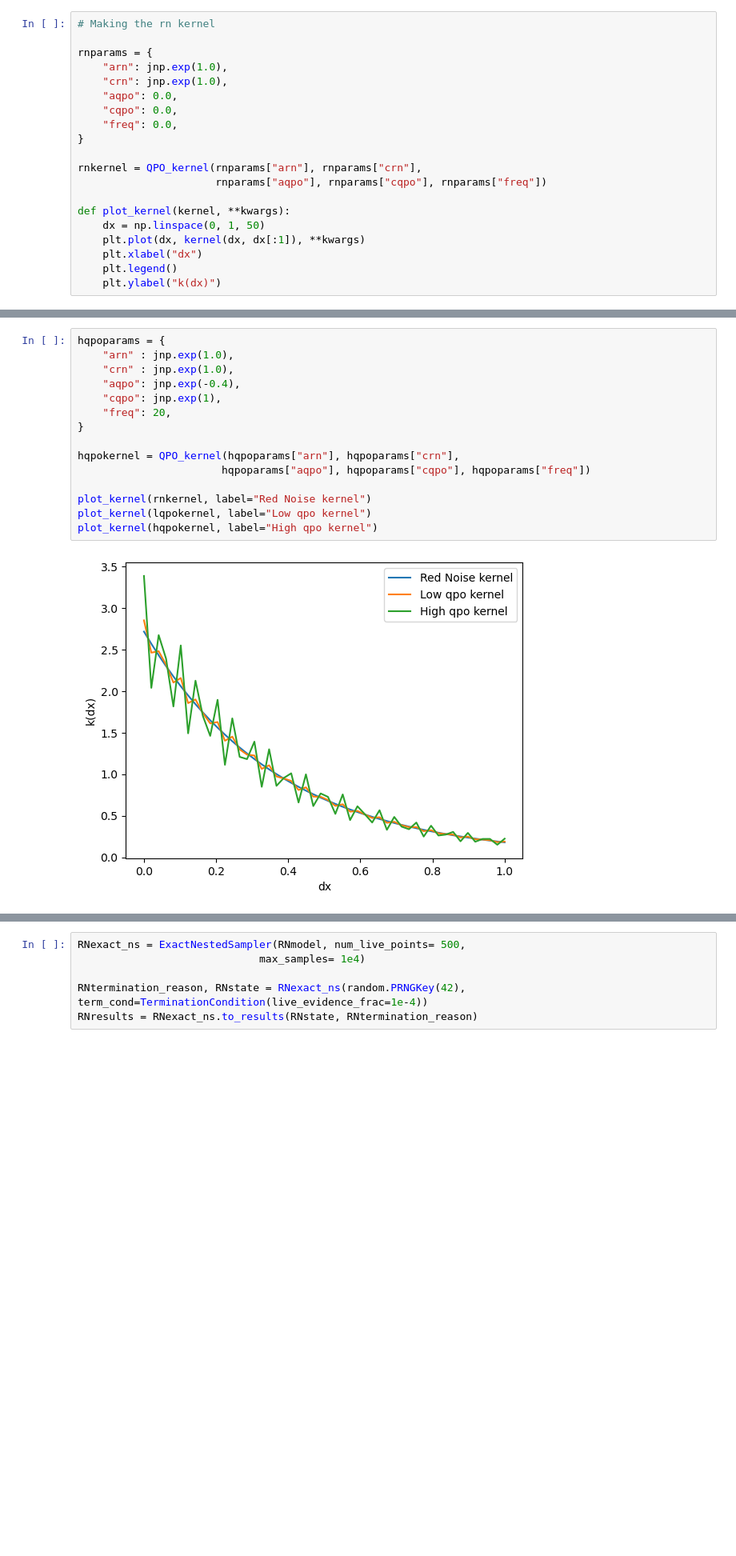
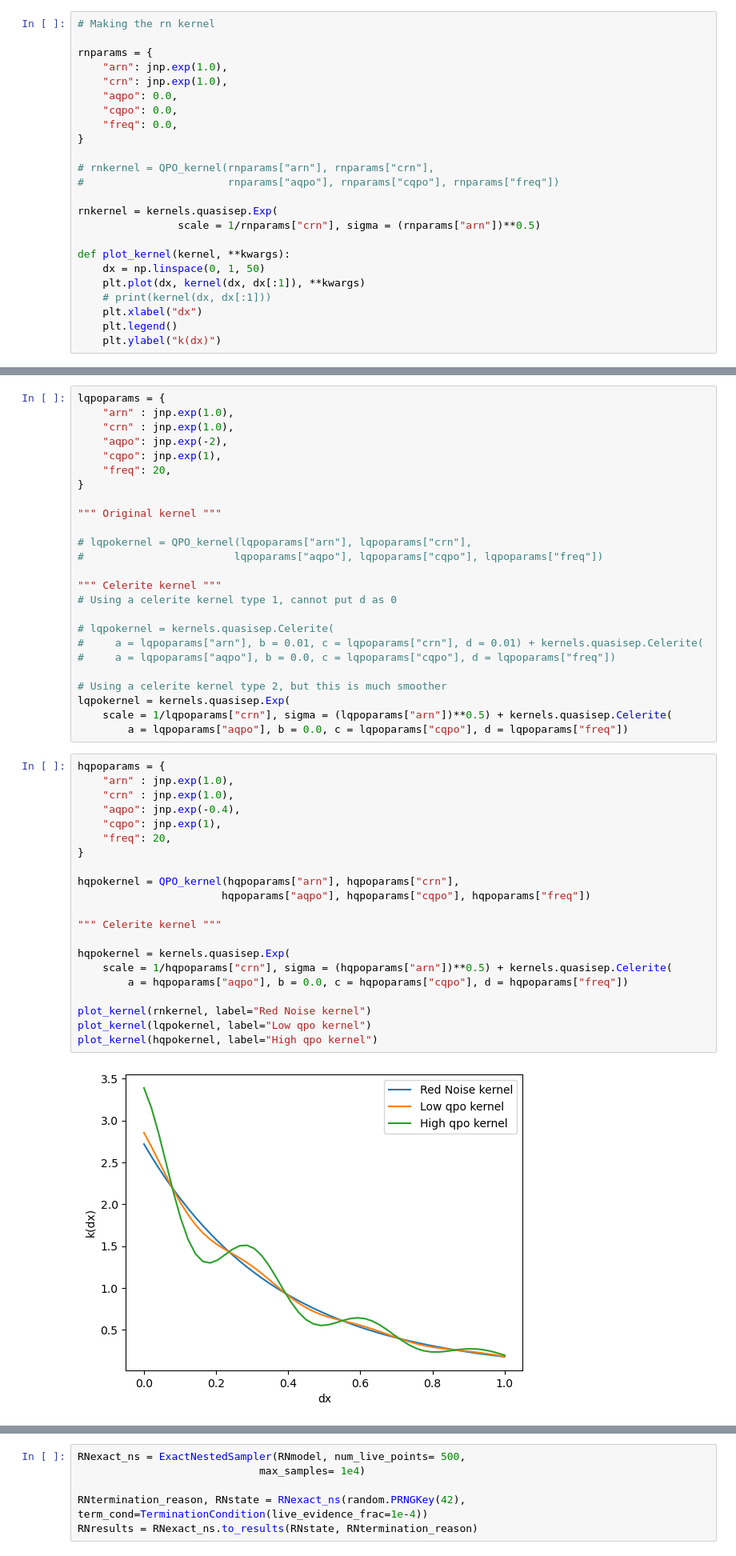
Before and after one commit to Gaurav17Joshi/ProofOfConcept, a Jupyter notebook: Simulated_data.ipynb, the cells around one changed output, grey strips where cells are left out. Shown: that part at 80% size. Cells and saved outputs as stored; diff of their text form; blank space fills up the shorter version.

```diff
--- a/Simulated_data.ipynb
+++ b/Simulated_data.ipynb
@@ -111,12 +125,16 @@ rnparams = {
     "freq": 0.0,
 }
 
-rnkernel = QPO_kernel(rnparams["arn"], rnparams["crn"],
-                      rnparams["aqpo"], rnparams["cqpo"], rnparams["freq"])
+# rnkernel = QPO_kernel(rnparams["arn"], rnparams["crn"],
+#                       rnparams["aqpo"], rnparams["cqpo"], rnparams["freq"])
+
+rnkernel = kernels.quasisep.Exp(
+                scale = 1/rnparams["crn"], sigma = (rnparams["arn"])**0.5)
 
 def plot_kernel(kernel, **kwargs):
     dx = np.linspace(0, 1, 50)
     plt.plot(dx, kernel(dx, dx[:1]), **kwargs)
+    # print(kernel(dx, dx[:1]))
     plt.xlabel("dx")
     plt.legend()
     plt.ylabel("k(dx)")
@@ -134,20 +141,51 @@ lqpokernel = QPO_kernel(lqpoparams["arn"], lqpoparams["crn"],
+# %%
+lqpoparams = {
+    "arn" : jnp.exp(1.0),
+    "crn" : jnp.exp(1.0),
+    "aqpo": jnp.exp(-2),
+    "cqpo": jnp.exp(1),
+    "freq": 20,
+}
+
+""" Original kernel """
+
+# lqpokernel = QPO_kernel(lqpoparams["arn"], lqpoparams["crn"],
+#                        lqpoparams["aqpo"], lqpoparams["cqpo"], lqpoparams["freq"])
+
+""" Celerite kernel """
+# Using a celerite kernel type 1, cannot put d as 0
+
+# lqpokernel = kernels.quasisep.Celerite(
+#     a = lqpoparams["arn"], b = 0.01, c = lqpoparams["crn"], d = 0.01) + kernels.quasisep.Celerite(
+#     a = lqpoparams["aqpo"], b = 0.0, c = lqpoparams["cqpo"], d = lqpoparams["freq"])
+
+# Using a celerite kernel type 2, but this is much smoother
+lqpokernel = kernels.quasisep.Exp(
+    scale = 1/lqpoparams["crn"], sigma = (lqpoparams["arn"])**0.5) + kernels.quasisep.Celerite(
+        a = lqpoparams["aqpo"], b = 0.0, c = lqpoparams["cqpo"], d = lqpoparams["freq"])
 # %%
 hqpoparams = {
     "arn" : jnp.exp(1.0),
     "crn" : jnp.exp(1.0),
     "aqpo": jnp.exp(-0.4),
     "cqpo": jnp.exp(1),
     "freq": 20,
 }
 
 hqpokernel = QPO_kernel(hqpoparams["arn"], hqpoparams["crn"],
                        hqpoparams["aqpo"], hqpoparams["cqpo"], hqpoparams["freq"])
 
+""" Celerite kernel """
+
+hqpokernel = kernels.quasisep.Exp(
+    scale = 1/hqpoparams["crn"], sigma = (hqpoparams["arn"])**0.5) + kernels.quasisep.Celerite(
+        a = hqpoparams["aqpo"], b = 0.0, c = hqpoparams["cqpo"], d = hqpoparams["freq"])
+
 plot_kernel(rnkernel, label="Red Noise kernel")
 plot_kernel(lqpokernel, label="Low qpo kernel")
 plot_kernel(hqpokernel, label="High qpo kernel")
 # %% [output]
-[figure, old version]
+[figure, new version]
 # %%
 # Plotting the mean function:-
 
```
Also changed, not shown: parts of 16 cells of this notebook, 1 other file.
